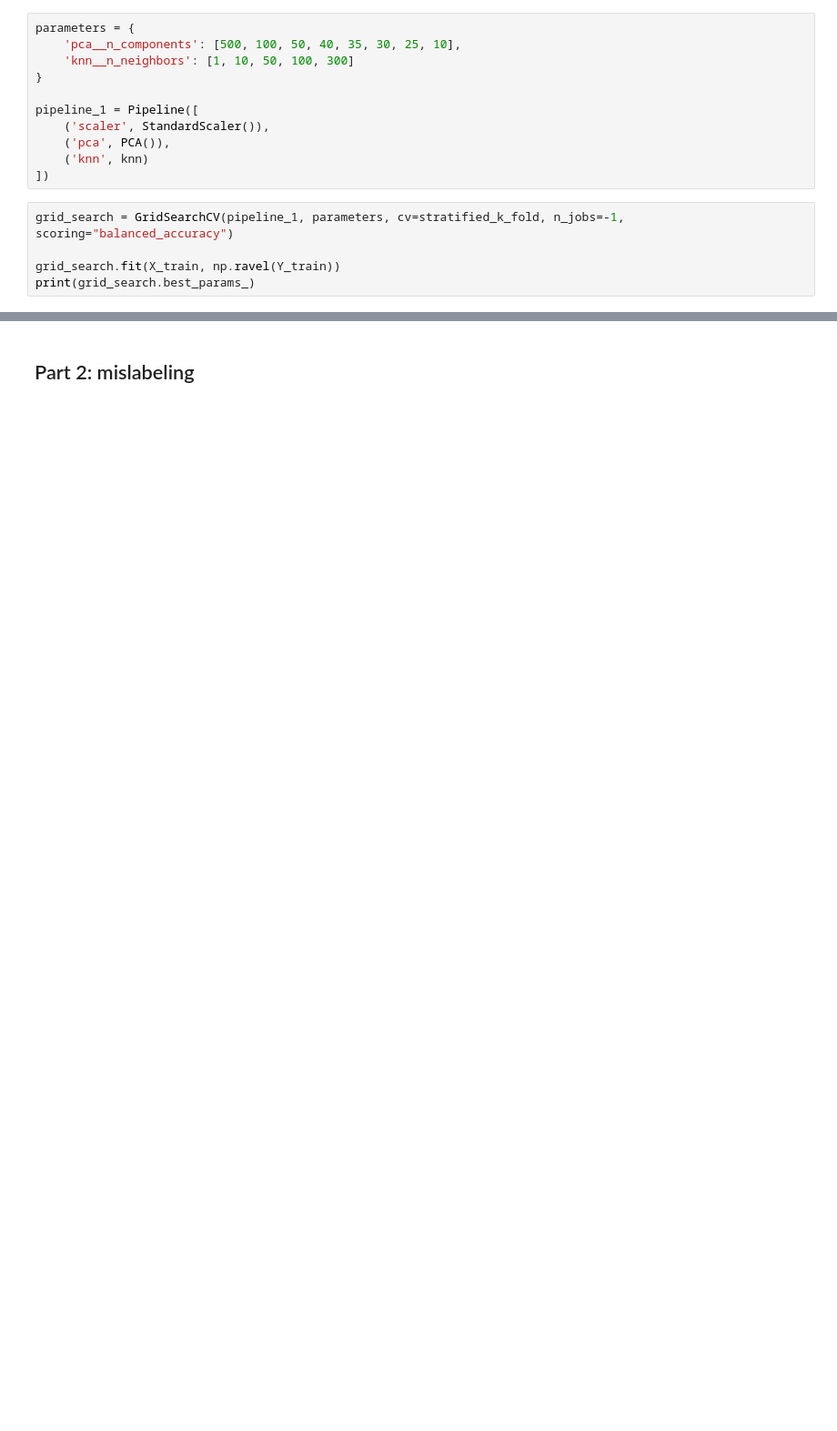
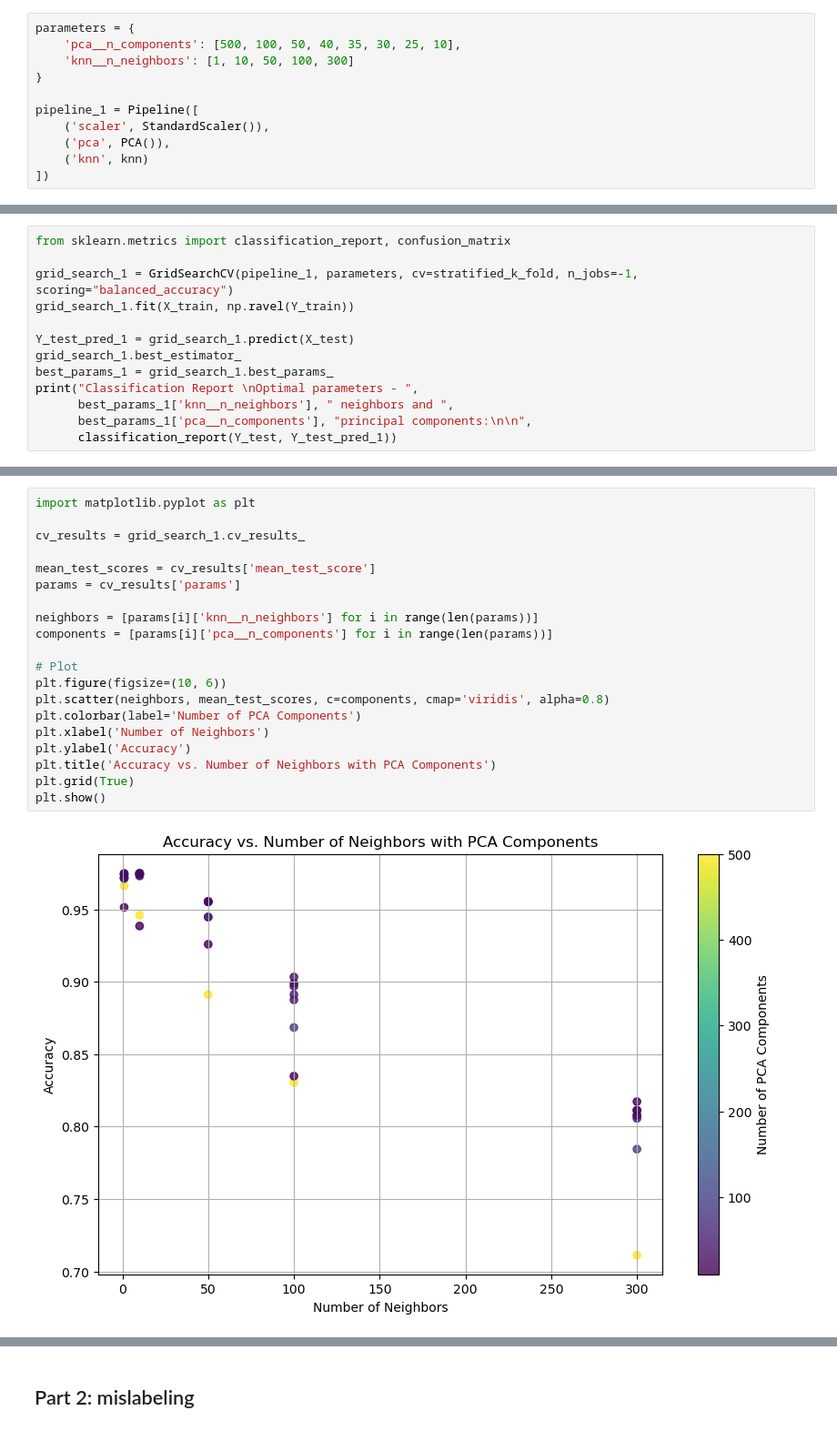
Before and after one commit to lucamodica/statistical-learning-for-big-data, a Jupyter notebook: Project1/test.ipynb, the cells around one changed output, grey strips where cells are left out. Shown at 91% size. Cells and saved outputs as stored; diff of their text form; blank space fills up the shorter version.

Commit message:
✨ feat(part1-2): refacoring part1, first test in part2 with init train test split

```diff
--- a/Project1/test.ipynb
+++ b/Project1/test.ipynb
@@ -240,8 +294,3 @@ pipeline_1 = Pipeline([
     ('pca', PCA()),
     ('knn', knn)
 ])
-# %%
-grid_search = GridSearchCV(pipeline_1, parameters, cv=stratified_k_fold, n_jobs=-1, scoring="balanced_accuracy")
-
-grid_search.fit(X_train, np.ravel(Y_train))
-print(grid_search.best_params_)
@@ -303,0 +297,13 @@ weighted avg       0.99      0.99      0.99       578
+# %%
+from sklearn.metrics import classification_report, confusion_matrix
+
+grid_search_1 = GridSearchCV(pipeline_1, parameters, cv=stratified_k_fold, n_jobs=-1, scoring="balanced_accuracy")
+grid_search_1.fit(X_train, np.ravel(Y_train))
+
+Y_test_pred_1 = grid_search_1.predict(X_test)
+grid_search_1.best_estimator_
+best_params_1 = grid_search_1.best_params_
+print("Classification Report \nOptimal parameters - ",
+      best_params_1['knn__n_neighbors'], " neighbors and ",
+      best_params_1['pca__n_components'], "principal components:\n\n",
+      classification_report(Y_test, Y_test_pred_1))
@@ -303,0 +313,22 @@ weighted avg       0.99      0.99      0.99       578
+# %%
+import matplotlib.pyplot as plt
+
+cv_results = grid_search_1.cv_results_
+
+mean_test_scores = cv_results['mean_test_score']
+params = cv_results['params']
+
+neighbors = [params[i]['knn__n_neighbors'] for i in range(len(params))]
+components = [params[i]['pca__n_components'] for i in range(len(params))]
+
+# Plot
+plt.figure(figsize=(10, 6))
+plt.scatter(neighbors, mean_test_scores, c=components, cmap='viridis', alpha=0.8)
+plt.colorbar(label='Number of PCA Components')
+plt.xlabel('Number of Neighbors')
+plt.ylabel('Accuracy')
+plt.title('Accuracy vs. Number of Neighbors with PCA Components')
+plt.grid(True)
+plt.show()
+# %% [output]
+[figure, added]
```
Also changed, not shown: parts of 43 cells of this notebook.
